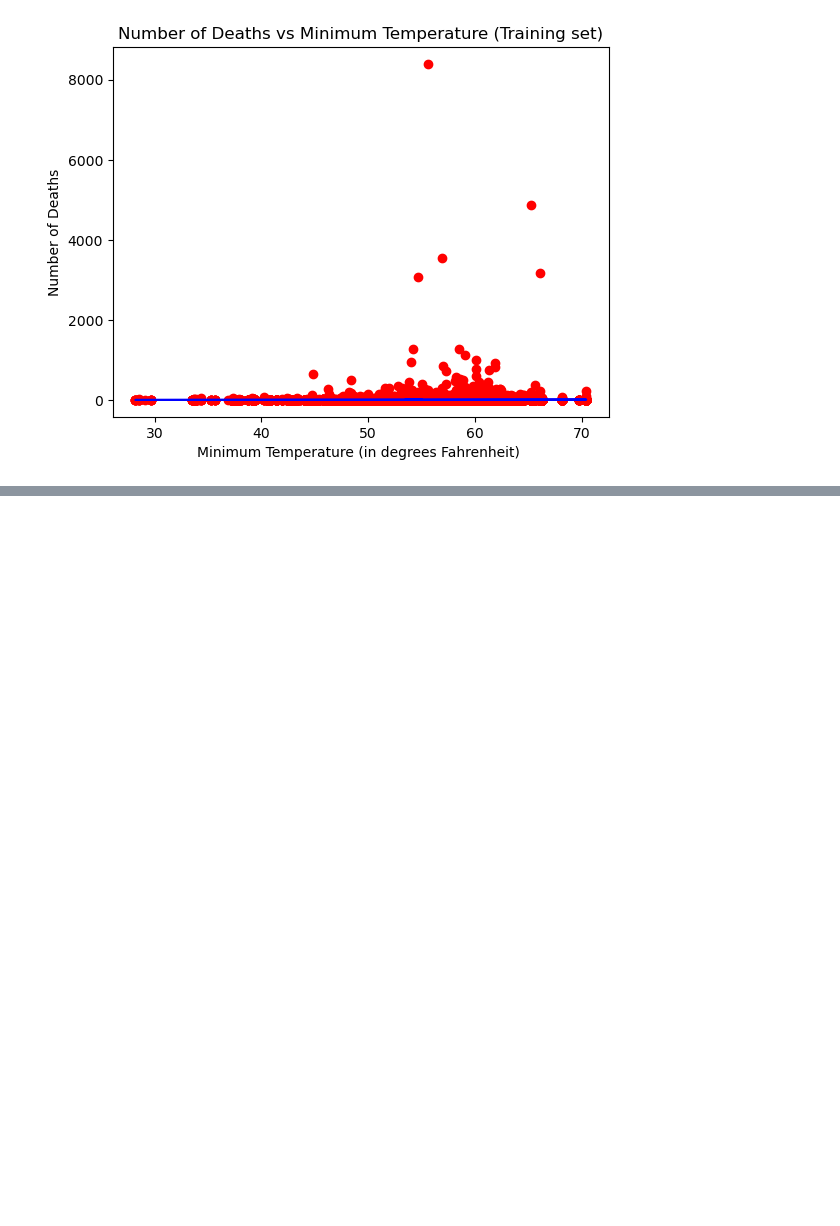
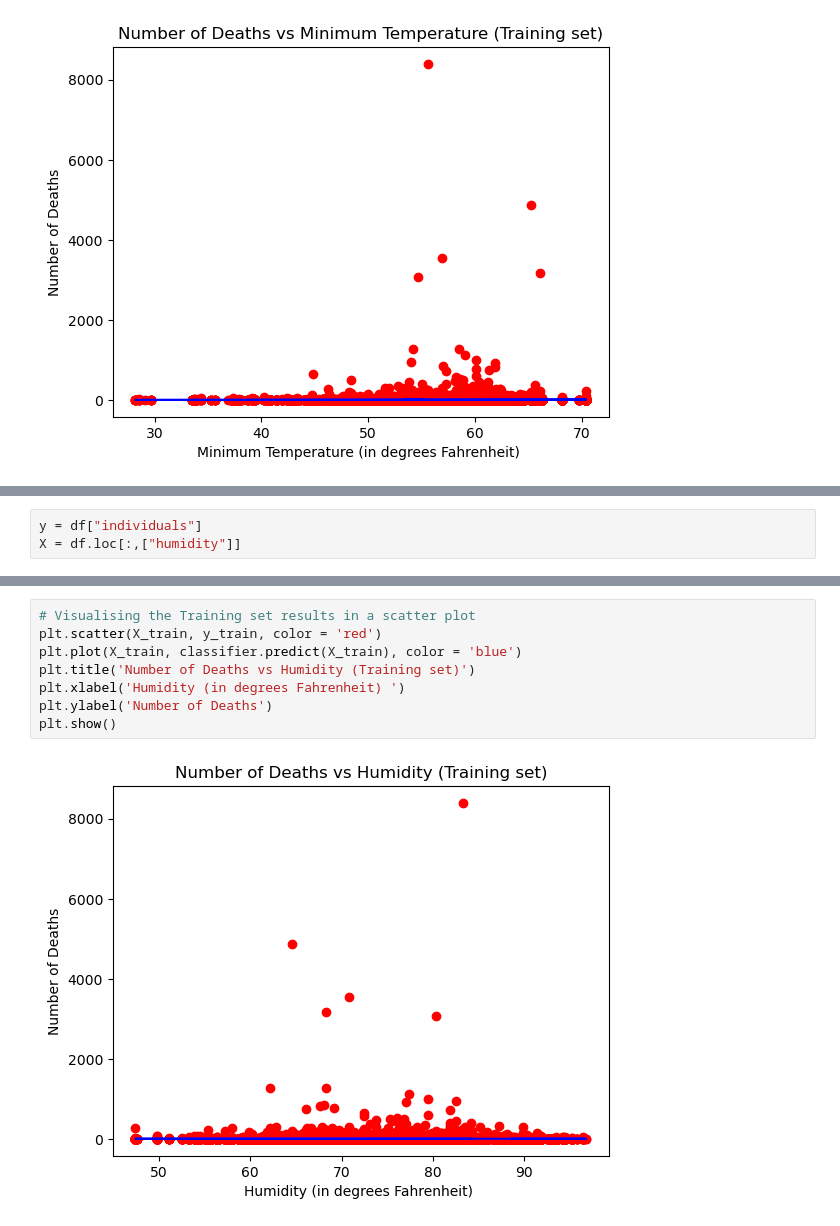
Before and after one commit to cloestreich/Final-Project, a Jupyter notebook: MachineLearning_1.ipynb, the cells around one changed output, grey strips where cells are left out. Cells and saved outputs as stored; diff of their text form; blank space fills up the shorter version.

```diff
--- a/MachineLearning_1.ipynb
+++ b/MachineLearning_1.ipynb
@@ -74,0 +104,3 @@ plt.show()
+# %%
+y = df["individuals"]
+X = df.loc[:,["humidity"]]
@@ -74,0 +123,10 @@ plt.show()
+# %%
+# Visualising the Training set results in a scatter plot
+plt.scatter(X_train, y_train, color = 'red')
+plt.plot(X_train, classifier.predict(X_train), color = 'blue')
+plt.title('Number of Deaths vs Humidity (Training set)')
+plt.xlabel('Humidity (in degrees Fahrenheit) ')
+plt.ylabel('Number of Deaths')
+plt.show()
+# %% [output]
+[figure, added]
```
Also changed, not shown: parts of 6 cells of this notebook.
